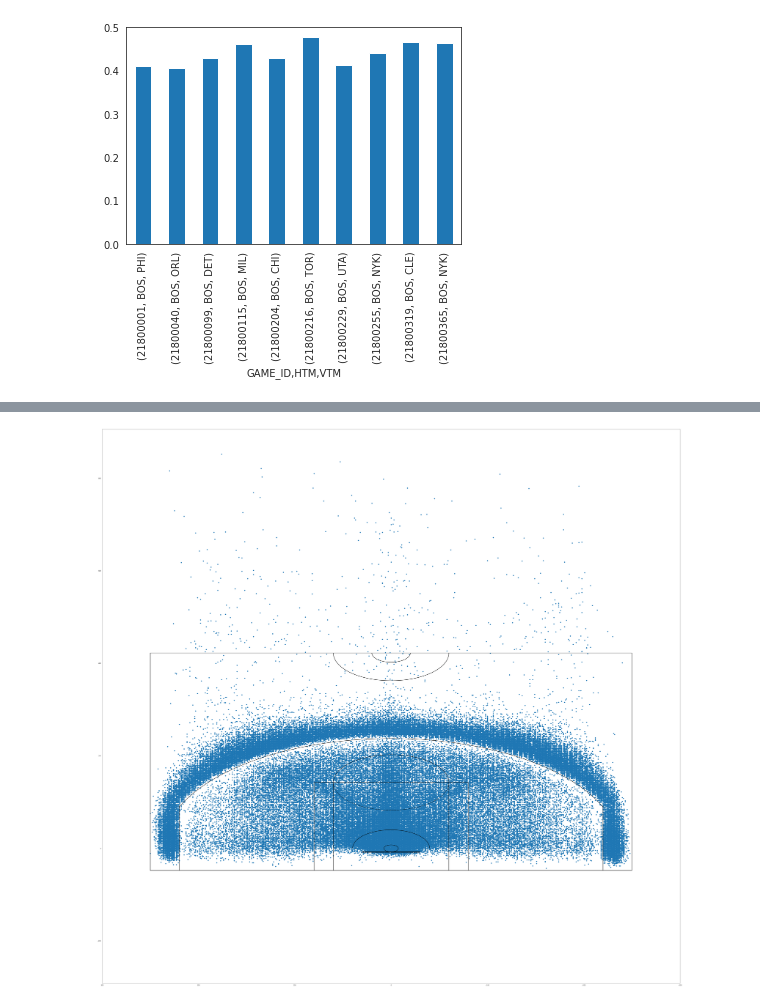
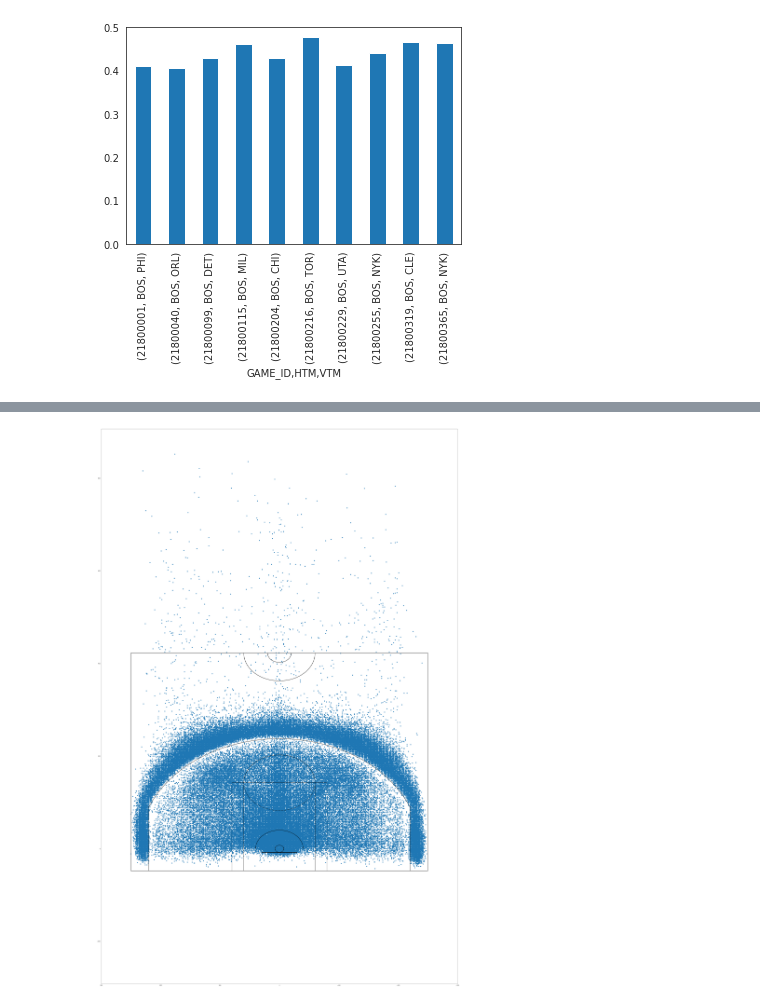
Before and after one commit to JonasBrichzin/nba_shot_tracking_1.1, a Jupyter notebook: import_data.ipynb, the cells around one changed output, grey strips where cells are left out. Cells and saved outputs as stored; diff of their text form; code cells hidden in the pictures.

```diff
--- a/import_data.ipynb
+++ b/import_data.ipynb
@@ -259,12 +259,12 @@ plt.show()
 # %%
-plt.figure(figsize=(70,69))
+plt.figure(figsize=(50,80))
 plt.scatter(db.LOC_X, db.LOC_Y)
 draw_court(outer_lines=True)
 # Descending values along the axis from left to right
 plt.xlim(300,-300)
 plt.show()
 # %% [output]
-[figure, old version]
+[figure, new version]
 # %%
 # create our jointplot
 
```
Also changed, not shown: parts of 3 cells of this notebook.
